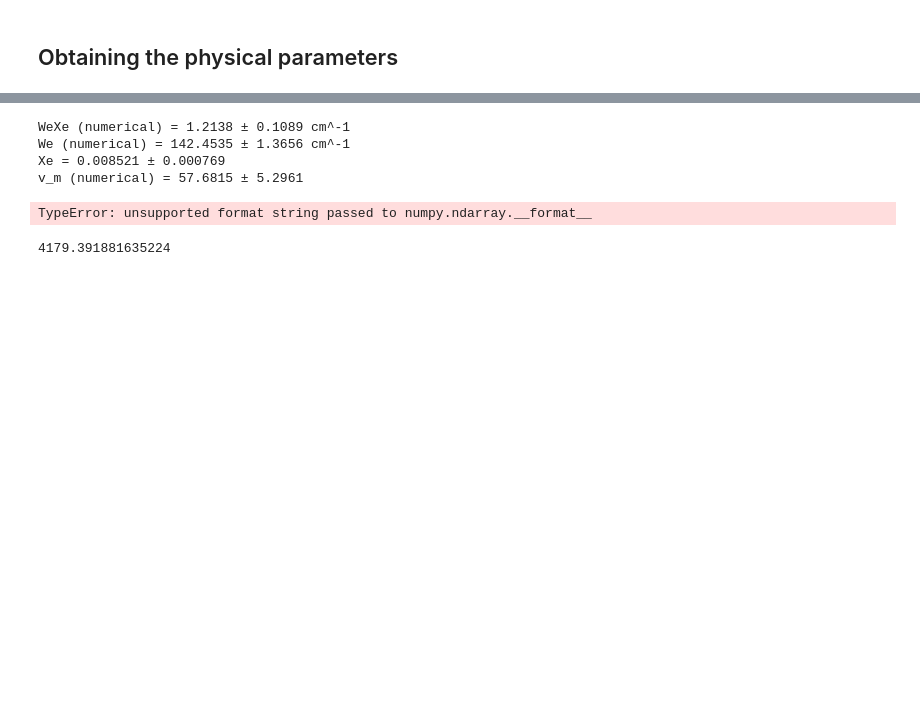
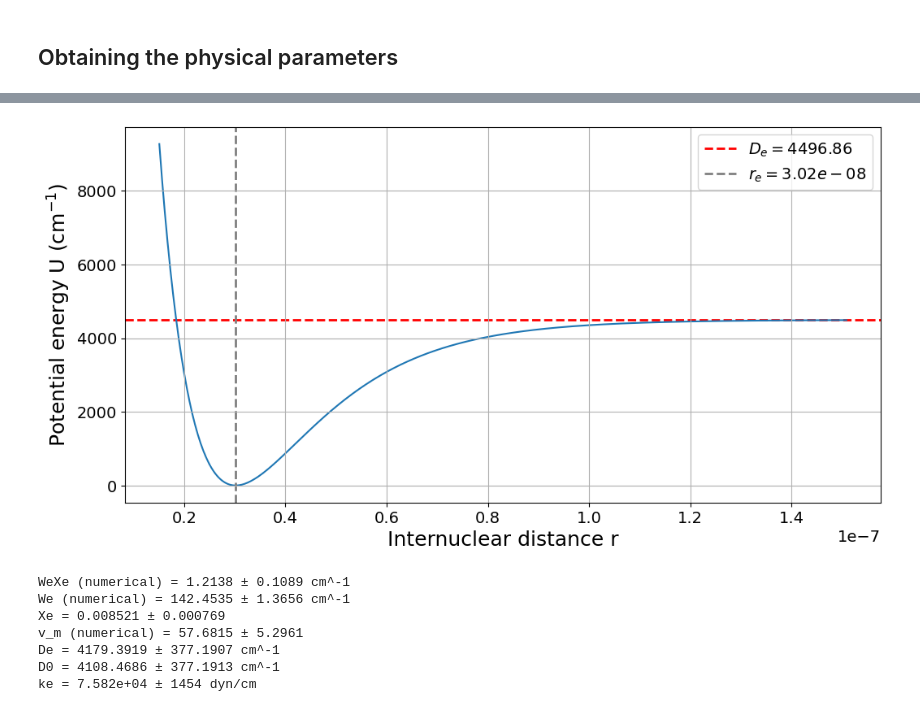
Before and after one commit to javirgv/Iodinic-Spectrometer-Experiment, a Jupyter notebook: JaviRoca_IodineSpectrometer.ipynb, the cells around one changed output, grey strips where cells are left out. Saved outputs shown, nothing was run; the diff lists cells and outputs as text; code cells hidden in the pictures; blank space fills up the shorter version.

```diff
--- a/JaviRoca_IodineSpectrometer.ipynb
+++ b/JaviRoca_IodineSpectrometer.ipynb
@@ -554,3 +567,21 @@ ke = 6.06e+04 ± 1833 dyn/cm
+# %%
+h = 6.62607015e-27
+beta = We *np.sqrt(2*mu*c_speed/(De*h))
+re = 3.016e-8
+r = np.linspace(0.5*re, 5*re, 500)
+U = De * (1 - np.exp(-beta * (r - re)))**2
+
+# Plot
+plt.plot(r, U, zorder=1)
+plt.axhline(De, linestyle='--', color='r', label=f'$D_e={De:.2f}$', linewidth=2, zorder=0)
+plt.axvline(re, linestyle='--', color='grey', label=f'$r_e={re:.3g}$', linewidth=2, zorder=1)
+plt.xlabel("Internuclear distance r")
+plt.ylabel("Potential energy U (cm$^{-1}$)")
+plt.grid()
+plt.legend()
+plt.show()
+# %% [output]
+[figure, added]
 # %%
 # Numerical results
 
@@ -574,7 +605,7 @@ v_m_err = Xe_err / (2 * Xe**2)
 print(f"v_m (numerical) = {v_m:.4f} ± {v_m_err:.4f}")
 
 De = We*(v_m+1/2)-WeXe*(v_m+1/2)**2   # De = G(v_m)
-De_err = np.sqrt( ((v_m+1/2)*We_err)**2 + ((v_m+1/2)*WeXe_err)**2) + (We- 2* WeXe * (v_m + 0.5))
+De_err = np.sqrt( ((v_m+1/2)*We_err)**2 + ((v_m+1/2)**2*WeXe_err)**2)
 print(f"De = {De:.4f} ± {De_err:.4f} cm^-1")
 
 D0 = De - 1/2*We + 1/4*WeXe   # G(0) = 1/2*We - 1/4*WeXe + ...
@@ -582,13 +613,15 @@ D0_err = np.sqrt(De_err**2 + (1/2*We_err)**2 + (1/4*WeXe_err)**2)
 print(f"D0 = {D0:.4f} ± {D0_err:.4f} cm^-1")
 
 mu = 1.053e-22   # g
-c = 2.998e10   # cm/s
-ke = (2*np.pi*c*We)**2 * mu
-ke_err = (2*np.pi*c)**2 * 2*We * We_err * mu
+c_speed = 2.998e10   # cm/s
+ke = (2*np.pi*c_speed*We)**2 * mu
+ke_err = (2*np.pi*c_speed)**2 * 2*We * We_err * mu
 print(f"ke = {ke:.4g} ± {ke_err:.4g} dyn/cm")
 # %% [output]
 WeXe (numerical) = 1.2138 ± 0.1089 cm^-1
 We (numerical) = 142.4535 ± 1.3656 cm^-1
 Xe = 0.008521 ± 0.000769
 v_m (numerical) = 57.6815 ± 5.2961
+De = 4179.3919 ± 377.1907 cm^-1
+D0 = 4108.4686 ± 377.1913 cm^-1
+ke = 7.582e+04 ± 1454 dyn/cm
-TypeError: unsupported format string passed to numpy.ndarray.__format__
@@ -597,4 +627,0 @@ De = We*(v_m+1/2)-WeXe*(v_m+1/2)**2
-# %%
-De
-# %% [output]
-4179.391881635224
```
Also changed, not shown: parts of 9 cells of this notebook, 3 other files.
